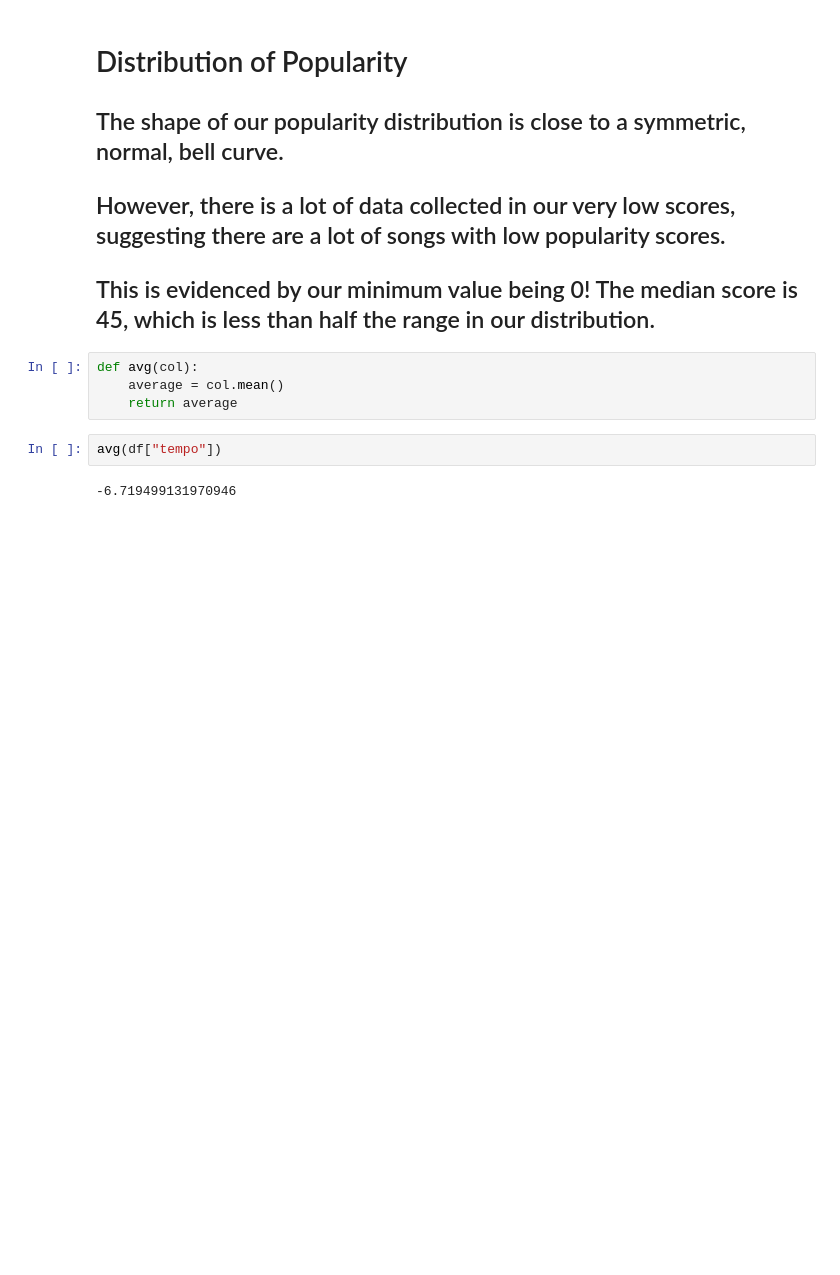
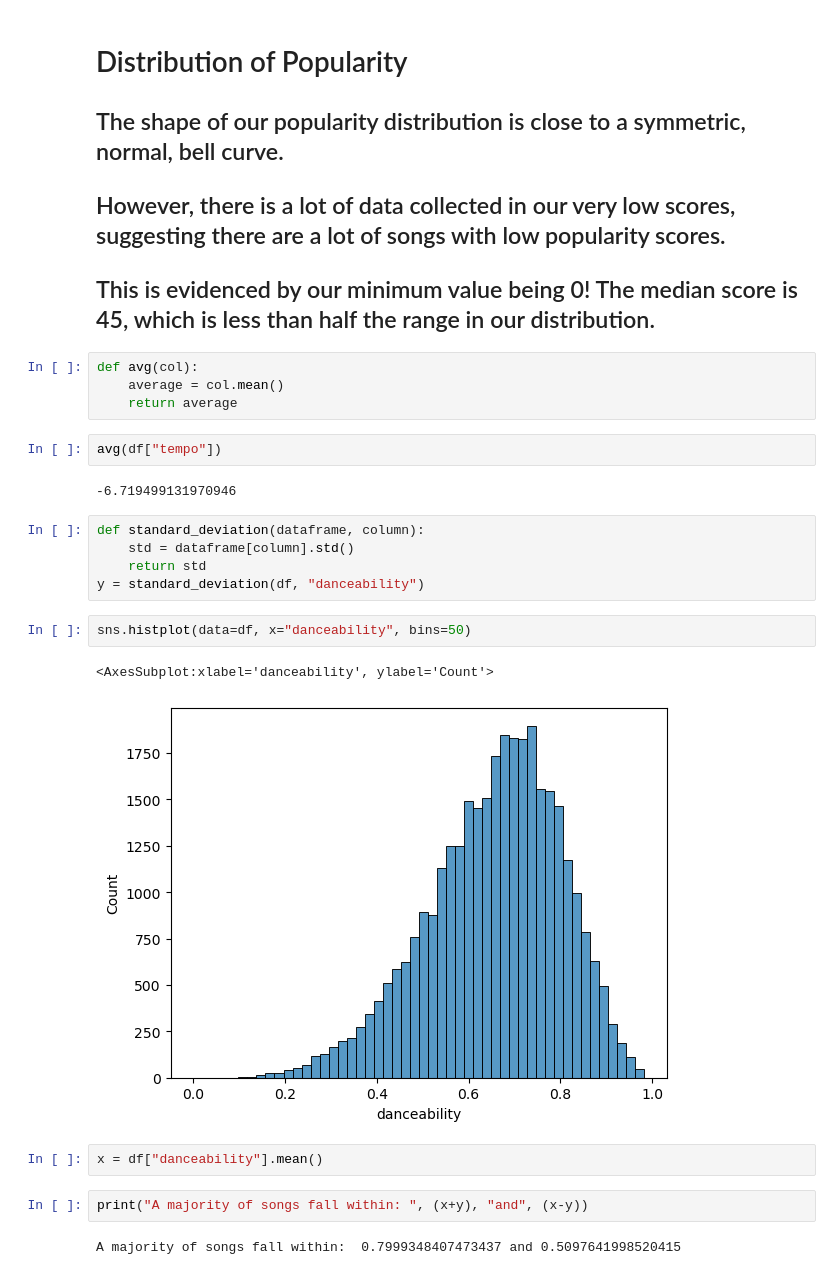
Before and after one commit to SSpindt/AI, a Jupyter notebook: Semester 1/Spotify/MoreSpotify.ipynb, the cells around one changed output. Saved outputs shown, nothing was run; the diff lists cells and outputs as text; blank space fills up the shorter version.

Commit message:
Standard deviation

```diff
--- a/Semester 1/Spotify/MoreSpotify.ipynb
+++ b/Semester 1/Spotify/MoreSpotify.ipynb
@@ -56,3 +56,19 @@ def avg(col):
 avg(df["tempo"])
 # %% [output]
 -6.719499131970946
+# %%
+def standard_deviation(dataframe, column):
+    std = dataframe[column].std()
+    return std
+y = standard_deviation(df, "danceability")
+# %%
+sns.histplot(data=df, x="danceability", bins=50)
+# %% [output]
+<AxesSubplot:xlabel='danceability', ylabel='Count'>
+[figure, added]
+# %%
+x = df["danceability"].mean()
+# %%
+print("A majority of songs fall within: ", (x+y), "and", (x-y))
+# %% [output]
+A majority of songs fall within:  0.7999348407473437 and 0.5097641998520415
```
